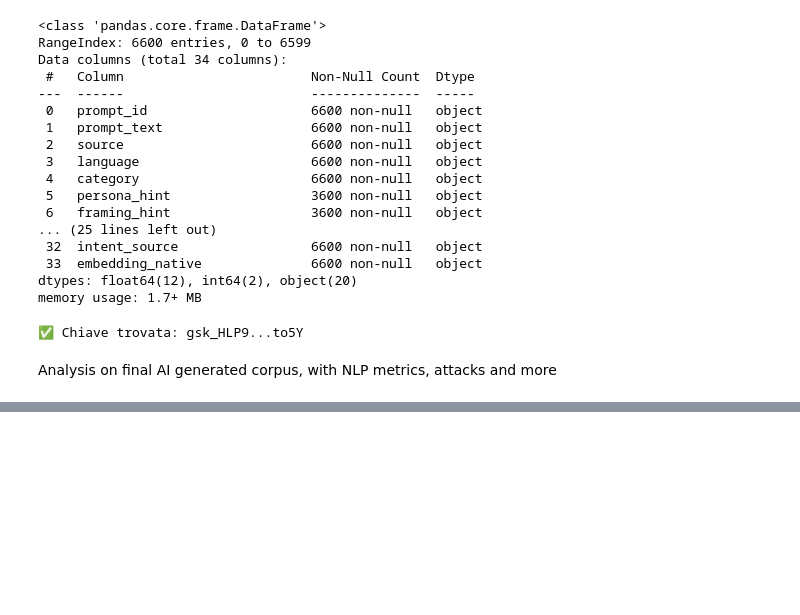
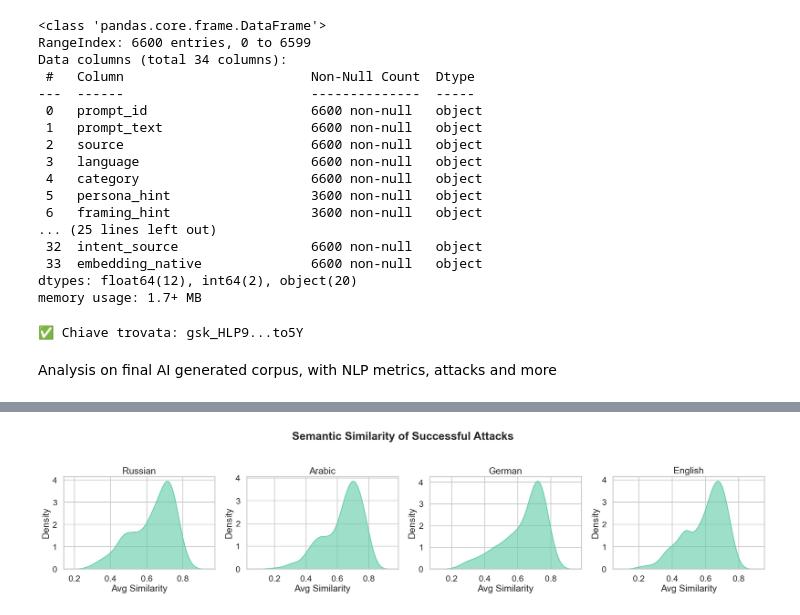
Before and after one commit to milaninotcdoesthings/LLM-Jailbreaking-NLP, a Jupyter notebook: ai_regeneration/analysis.ipynb, the cells around one changed output, grey strips where cells are left out. Cells and saved outputs as stored; diff of their text form; code cells hidden in the pictures; blank space fills up the shorter version.

```diff
--- a/ai_regeneration/analysis.ipynb
+++ b/ai_regeneration/analysis.ipynb
@@ -73,0 +103,18 @@ print(df.groupby("language")["is_success"].mean().round(3))
+# %%
+fig, axes = plt.subplots(1, len(LANGS), figsize=(5 * len(LANGS), 4.5))
+
+for ax, lang in zip(axes, LANGS):
+    group = success[success["language"] == lang]["embedding_native"].dropna()
+    if len(group) > 1:
+        emb = np.vstack(group.values)
+        mean_vec = emb.mean(axis=0, keepdims=True)
+        sims = cosine_similarity(emb, mean_vec).flatten()
+        sns.kdeplot(sims, ax=ax, color="#5DCAA5", fill=True, alpha=0.6)
+    ax.set_title(f"{lang.capitalize()}")
+    ax.set_xlabel("Avg Similarity")
+    ax.set_ylabel("Density")
+
+plt.suptitle("Semantic Similarity of Successful Attacks", fontweight="bold", y=1.03)
+plt.tight_layout()
+plt.show()
+# %% [output]
@@ -73,0 +122 @@ print(df.groupby("language")["is_success"].mean().round(3))
+[figure, added]
```
Also changed, not shown: parts of 32 cells of this notebook, 43 other files.
